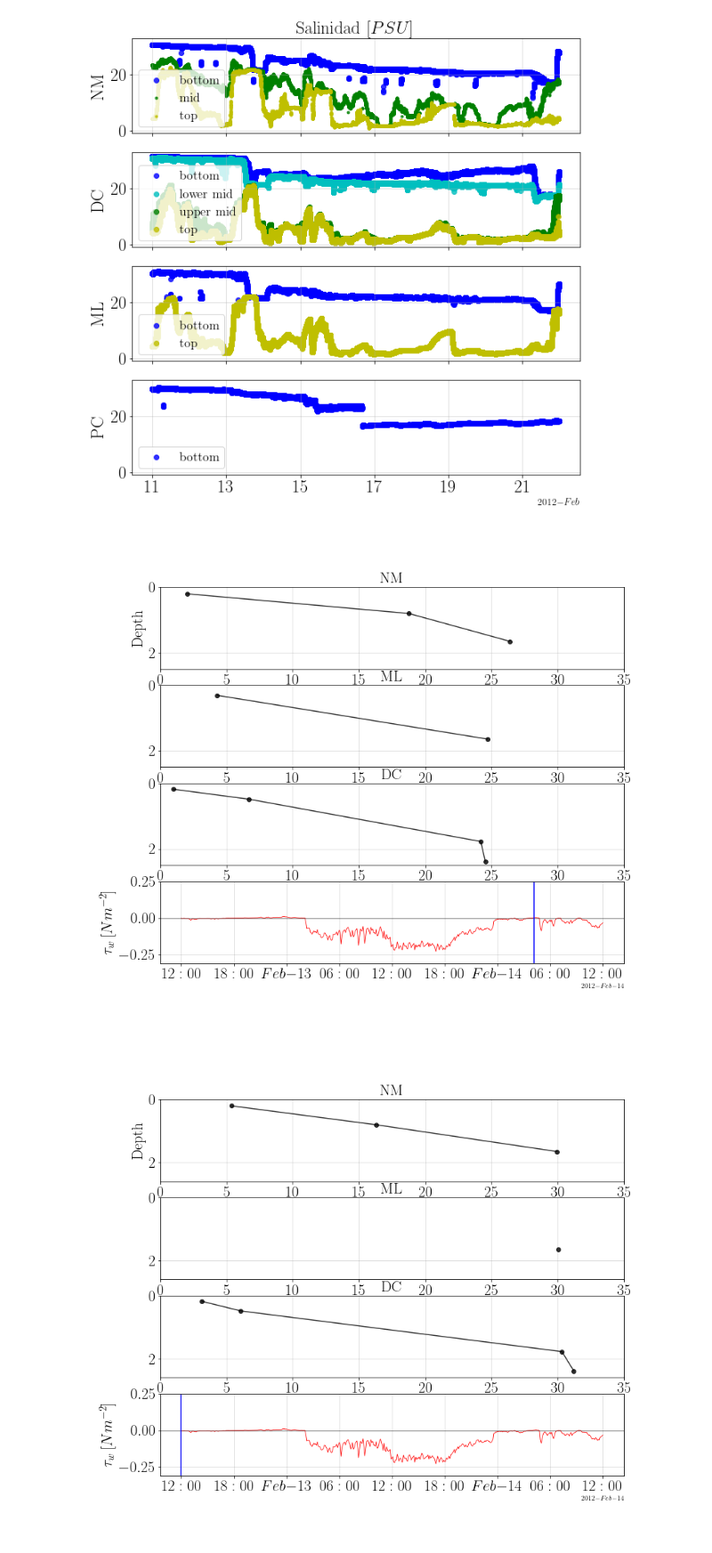
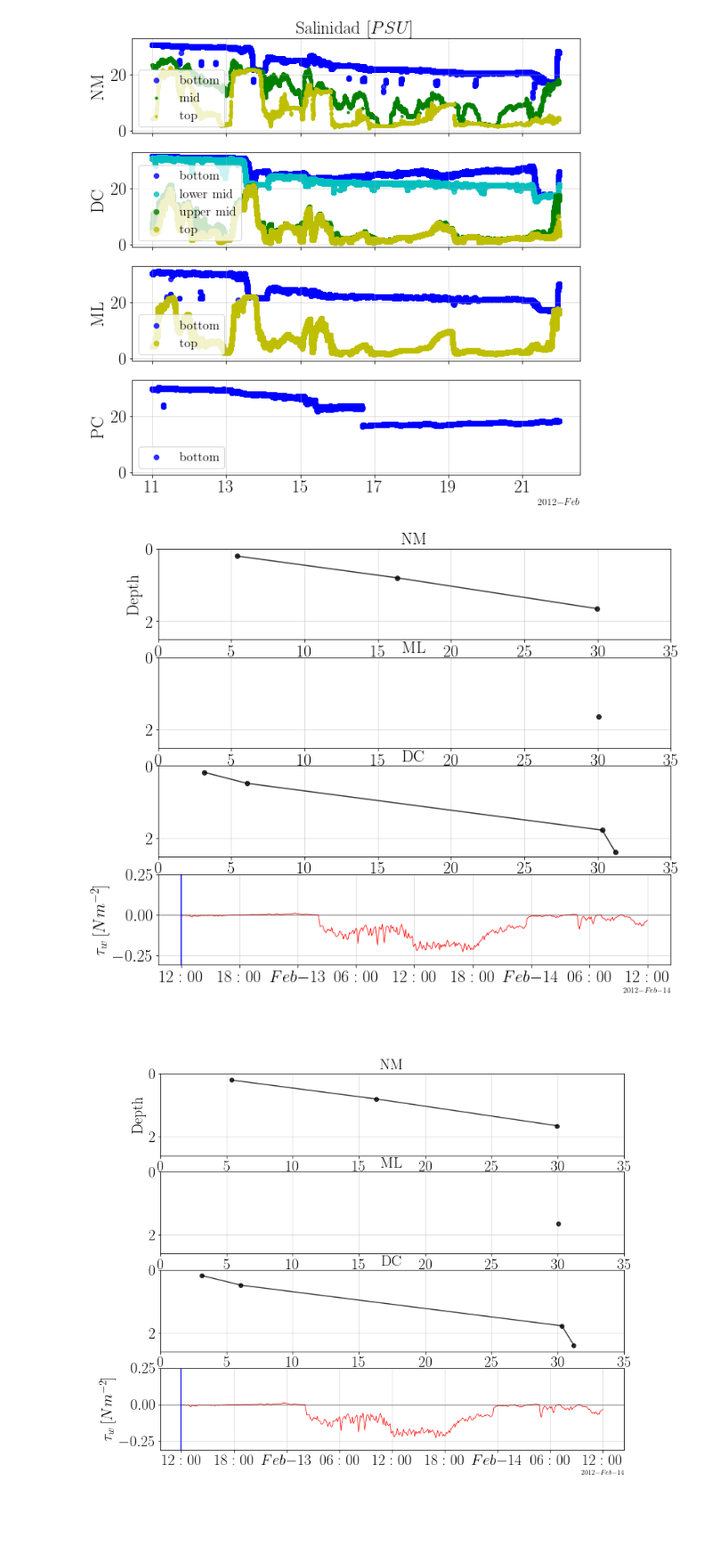
Before and after one commit to Dhannai/Thesis, a Jupyter notebook: febmar/CTD_nuevo.ipynb, the cells around one changed output. Shown at 89% size. Drawn from its saved outputs; the diff is of its cells as text; code cells hidden in the pictures.

```diff
--- a/febmar/CTD_nuevo.ipynb
+++ b/febmar/CTD_nuevo.ipynb
@@ -213,10 +213,10 @@ z_pc = z_pc.assign_coords(variables=("Depth2"))
 PC_CTD = xr.concat([PC_CTD, z_pc], dim="variables")
 # %%
 #Viento
-df2 = pd.read_table('C://Users//Dhannai//OneDrive//Documents//Magister//Estuario Pescadero//meteorological_station//raw//CR200Series_sixmin_pescadero_20120301.dat', sep=",", header=[1, 2, 3])
+df2 = pd.read_table('C://Users//dhann//OneDrive//Documents//Magister//Estuario Pescadero//meteorological_station//raw//CR200Series_sixmin_pescadero_20120301.dat', sep=",", header=[1, 2, 3])
 df2 = pd.DataFrame(df2.values, columns = ['TIMESTAMP','RECORD','Speed','Direction','Winddir_D2','airTC','RH'])
 df2 = df2.set_index('TIMESTAMP')
-df3 = pd.read_table('C://Users//Dhannai//OneDrive//Documents//Magister//Estuario Pescadero//meteorological_station//raw//CR200Series_sixmin_pescadero_20120419.dat', sep=",", header=[1, 2, 3])
+df3 = pd.read_table('C://Users//dhann//OneDrive//Documents//Magister//Estuario Pescadero//meteorological_station//raw//CR200Series_sixmin_pescadero_20120419.dat', sep=",", header=[1, 2, 3])
 df3 = pd.DataFrame(df3.values, columns = ['TIMESTAMP','RECORD','Speed','Direction','Winddir_D2','airTC','RH'])
 df3 = df3.set_index('TIMESTAMP')
 result = pd.concat([df2, df3], ignore_index=False, sort=False)
@@ -668,7 +668,8 @@ nm = NM_CTD.sel(time=min6_6).v
 ml = ML_CTD.sel(time=min6_6).v
 pc = PC_CTD.sel(time=min6_6).v
 # %%
-x = 402
+%matplotlib inline
+x = 0
 #Inicio figura
 fig, (ax1, ax2, ax3, ax4) = plt.subplots(nrows=4, figsize=(12, 10))
 
@@ -708,34 +709,34 @@ ax2.invert_yaxis()
 ax3.set_title(r"DC",
           fontsize=22)
 
 
 ax3.plot(dc.sel(variables='Sal_del').isel(time=x), dc.sel(variables= 'Depth').isel(time=0), c='k', alpha=0.8, marker='o')
 
 ax3.xaxis.set_tick_params(labelsize=22)
 ax3.yaxis.set_tick_params(labelsize=22)
 ax3.grid(alpha=0.5)
 ax3.invert_yaxis()
 ax3.set_ylim(0, 2.5)
 ax3.set_xlim(0, 35)
 ax3.invert_yaxis()
 
 #Grafico velocidad viento
 
 ax4.set_ylabel(r"$\tau_w\,[Nm^{-2}]$ ",
           fontsize=22)
 ax4.plot(wdf.index, wdf.values,color='r', linewidth=0.8)
 ax4.axhline(y=0, color='k', linewidth=0.5)
 ax4.axvline(x=min6_6[x], color='b')
 ax4.xaxis.set_tick_params(labelsize=22)
 ax4.yaxis.set_tick_params(labelsize=22)
 ax4.grid(alpha=0.5)
 ax4.set_ylim(-0.31, 0.25)
 
 # Ajustar formato fecha
 ax4.xaxis.set_major_locator(locator)
 ax4.xaxis.set_major_formatter(formatter)
 # %% [output]
-[figure, old version]
+[figure, new version]
 # %%
 %matplotlib widget
 
```
Also changed, not shown: parts of 3 cells of this notebook, 1 other file.
